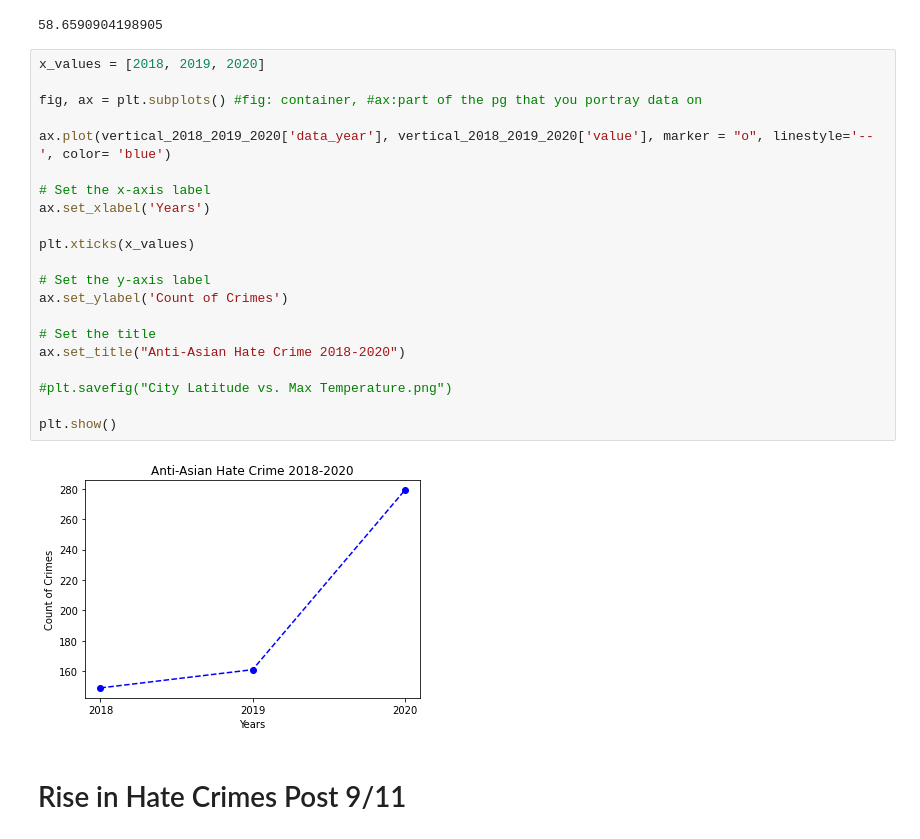
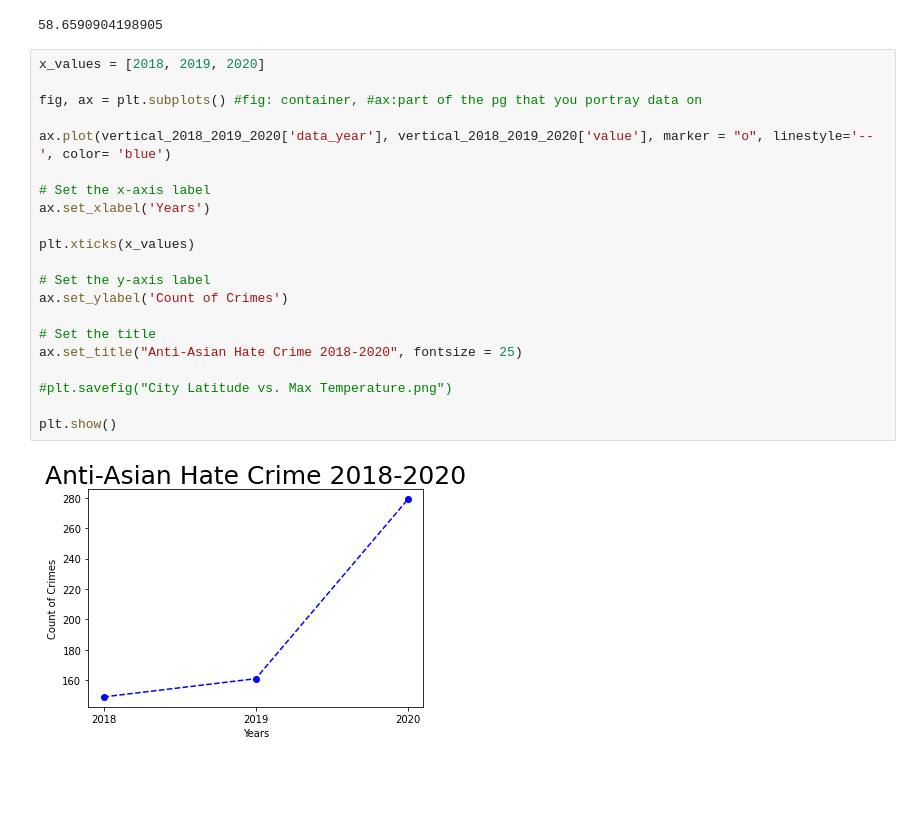
Before and after one commit to Anusha01212/Coder_girl-crime_project, a Jupyter notebook: Partner Project.ipynb, the cells around one changed output. Cells and saved outputs as stored; diff of their text form; blank space fills up the shorter version.

```diff
--- a/Partner Project.ipynb
+++ b/Partner Project.ipynb
@@ -262,25 +269,23 @@ statistics.pstdev(vertical_2018_2019_2020['value'])
 # %%
 x_values = [2018, 2019, 2020]
 
 fig, ax = plt.subplots() #fig: container, #ax:part of the pg that you portray data on
 
 ax.plot(vertical_2018_2019_2020['data_year'], vertical_2018_2019_2020['value'], marker = "o", linestyle='--', color= 'blue')
 
 # Set the x-axis label
 ax.set_xlabel('Years')
 
 plt.xticks(x_values)
 
 # Set the y-axis label
 ax.set_ylabel('Count of Crimes')
 
 # Set the title
-ax.set_title("Anti-Asian Hate Crime 2018-2020")
+ax.set_title("Anti-Asian Hate Crime 2018-2020", fontsize = 25)
 
 #plt.savefig("City Latitude vs. Max Temperature.png")
 
 plt.show()
 # %% [output]
-[figure, old version]
+[figure, new version]
-# %% [markdown]
-# Rise in Hate Crimes Post 9/11
```
Also changed, not shown: parts of 27 cells of this notebook.
